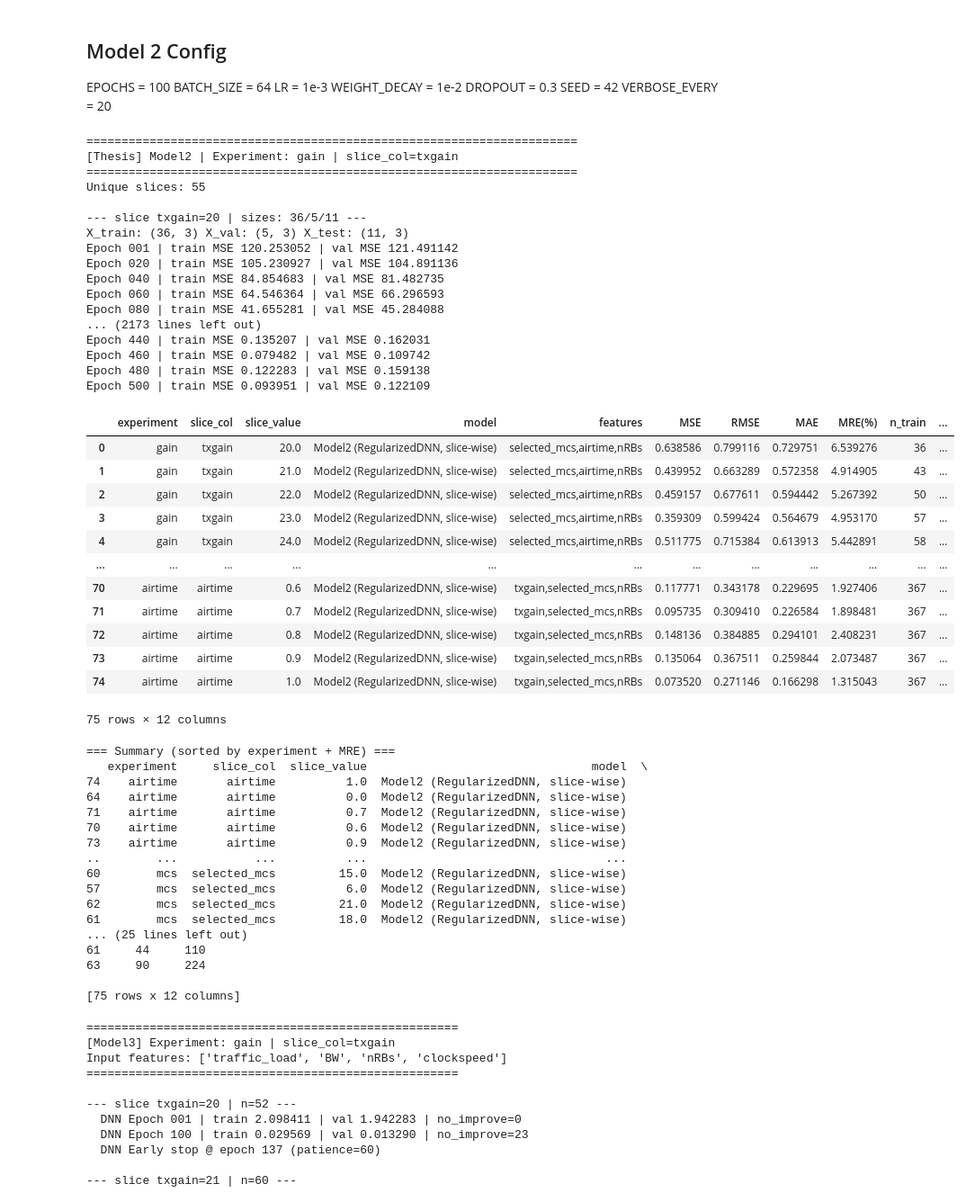
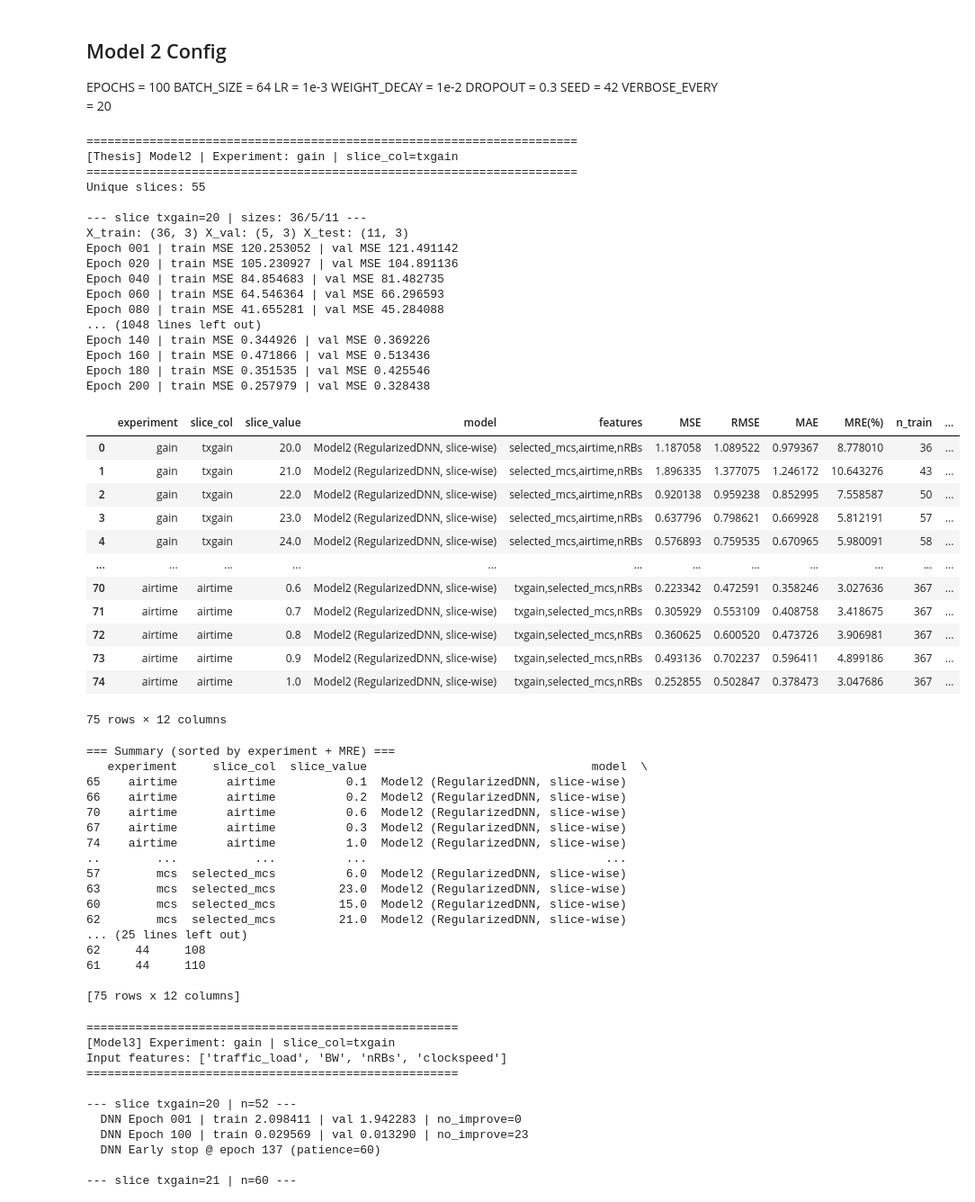
Before and after one commit to samiwu79/BAI_project, a Jupyter notebook: thesis_model.ipynb, the cells around one changed output. Shown at 90% size. Saved outputs shown, nothing was run; the diff lists cells and outputs as text; code cells hidden in the pictures.

```diff
--- a/thesis_model.ipynb
+++ b/thesis_model.ipynb
@@ -544,7 +544,7 @@ class RegularizedDNN(nn.Module):
 def train_eval_model2_slice(
     train_df, val_df, test_df,
     feature_cols, target_col,
-    epochs=500, batch_size=16, lr=1e-3, weight_decay=1e-2,
+    epochs=200, batch_size=16, lr=1e-3, weight_decay=1e-2,
     seed=42, verbose_every=20
 ):
 
@@ -703,7 +703,7 @@ for exp_name, exp_cfg in EXPERIMENTS.items():
             train_df, val_df, test_df,
             feature_cols = exp_cfg["feature_cols"],
             target_col=target_col,
-            epochs=500, batch_size=16, lr=1e-3, weight_decay=1e-2,
+            epochs=200, batch_size=16, lr=1e-3, weight_decay=1e-2,
             seed=42, verbose_every=20
         )
 
@@ -725,65 +725,65 @@ for exp_name, exp_cfg in EXPERIMENTS.items():
         trained_models_m2_slices[exp_name][float(sval)] = {
             "model": out["model"],
             "scaler": out["scaler"]
         }
 
         test_outputs_m2_slices[exp_name][float(sval)] = {
             "test_df": test_df.copy(),
             "y_true": out["y_true"],
             "y_pred_m2": out["y_pred"]
         }
 
 results_df = pd.DataFrame(results)
 display(results_df)
 
 print("\n=== Summary (sorted by experiment + MRE) ===")
 print(results_df.sort_values(["experiment", "MRE(%)"]))
 # %% [output]
 ======================================================================
 [Thesis] Model2 | Experiment: gain | slice_col=txgain
 ======================================================================
 Unique slices: 55
 
 --- slice txgain=20 | sizes: 36/5/11 ---
 X_train: (36, 3) X_val: (5, 3) X_test: (11, 3)
 Epoch 001 | train MSE 120.253052 | val MSE 121.491142
 Epoch 020 | train MSE 105.230927 | val MSE 104.891136
 Epoch 040 | train MSE 84.854683 | val MSE 81.482735
 Epoch 060 | train MSE 64.546364 | val MSE 66.296593
 Epoch 080 | train MSE 41.655281 | val MSE 45.284088
-... (2173 lines left out)
-Epoch 440 | train MSE 0.135207 | val MSE 0.162031
-Epoch 460 | train MSE 0.079482 | val MSE 0.109742
-Epoch 480 | train MSE 0.122283 | val MSE 0.159138
-Epoch 500 | train MSE 0.093951 | val MSE 0.122109
+... (1048 lines left out)
+Epoch 140 | train MSE 0.344926 | val MSE 0.369226
+Epoch 160 | train MSE 0.471866 | val MSE 0.513436
+Epoch 180 | train MSE 0.351535 | val MSE 0.425546
+Epoch 200 | train MSE 0.257979 | val MSE 0.328438
 |  | experiment | slice_col | slice_value | model | features | MSE | RMSE | MAE | MRE(%) | n_train | ... |
-| 0 | gain | txgain | 20.0 | Model2 (RegularizedDNN, slice-wise) | selected_mcs,airtime,nRBs | 0.638586 | 0.799116 | 0.729751 | 6.539276 | 36 | ... |
-| 1 | gain | txgain | 21.0 | Model2 (RegularizedDNN, slice-wise) | selected_mcs,airtime,nRBs | 0.439952 | 0.663289 | 0.572358 | 4.914905 | 43 | ... |
-| 2 | gain | txgain | 22.0 | Model2 (RegularizedDNN, slice-wise) | selected_mcs,airtime,nRBs | 0.459157 | 0.677611 | 0.594442 | 5.267392 | 50 | ... |
-| 3 | gain | txgain | 23.0 | Model2 (RegularizedDNN, slice-wise) | selected_mcs,airtime,nRBs | 0.359309 | 0.599424 | 0.564679 | 4.953170 | 57 | ... |
-| 4 | gain | txgain | 24.0 | Model2 (RegularizedDNN, slice-wise) | selected_mcs,airtime,nRBs | 0.511775 | 0.715384 | 0.613913 | 5.442891 | 58 | ... |
+| 0 | gain | txgain | 20.0 | Model2 (RegularizedDNN, slice-wise) | selected_mcs,airtime,nRBs | 1.187058 | 1.089522 | 0.979367 | 8.778010 | 36 | ... |
+| 1 | gain | txgain | 21.0 | Model2 (RegularizedDNN, slice-wise) | selected_mcs,airtime,nRBs | 1.896335 | 1.377075 | 1.246172 | 10.643276 | 43 | ... |
+| 2 | gain | txgain | 22.0 | Model2 (RegularizedDNN, slice-wise) | selected_mcs,airtime,nRBs | 0.920138 | 0.959238 | 0.852995 | 7.558587 | 50 | ... |
+| 3 | gain | txgain | 23.0 | Model2 (RegularizedDNN, slice-wise) | selected_mcs,airtime,nRBs | 0.637796 | 0.798621 | 0.669928 | 5.812191 | 57 | ... |
+| 4 | gain | txgain | 24.0 | Model2 (RegularizedDNN, slice-wise) | selected_mcs,airtime,nRBs | 0.576893 | 0.759535 | 0.670965 | 5.980091 | 58 | ... |
 | ... | ... | ... | ... | ... | ... | ... | ... | ... | ... | ... | ... |
-| 70 | airtime | airtime | 0.6 | Model2 (RegularizedDNN, slice-wise) | txgain,selected_mcs,nRBs | 0.117771 | 0.343178 | 0.229695 | 1.927406 | 367 | ... |
-| 71 | airtime | airtime | 0.7 | Model2 (RegularizedDNN, slice-wise) | txgain,selected_mcs,nRBs | 0.095735 | 0.309410 | 0.226584 | 1.898481 | 367 | ... |
-| 72 | airtime | airtime | 0.8 | Model2 (RegularizedDNN, slice-wise) | txgain,selected_mcs,nRBs | 0.148136 | 0.384885 | 0.294101 | 2.408231 | 367 | ... |
-| 73 | airtime | airtime | 0.9 | Model2 (RegularizedDNN, slice-wise) | txgain,selected_mcs,nRBs | 0.135064 | 0.367511 | 0.259844 | 2.073487 | 367 | ... |
-| 74 | airtime | airtime | 1.0 | Model2 (RegularizedDNN, slice-wise) | txgain,selected_mcs,nRBs | 0.073520 | 0.271146 | 0.166298 | 1.315043 | 367 | ... |
+| 70 | airtime | airtime | 0.6 | Model2 (RegularizedDNN, slice-wise) | txgain,selected_mcs,nRBs | 0.223342 | 0.472591 | 0.358246 | 3.027636 | 367 | ... |
+| 71 | airtime | airtime | 0.7 | Model2 (RegularizedDNN, slice-wise) | txgain,selected_mcs,nRBs | 0.305929 | 0.553109 | 0.408758 | 3.418675 | 367 | ... |
+| 72 | airtime | airtime | 0.8 | Model2 (RegularizedDNN, slice-wise) | txgain,selected_mcs,nRBs | 0.360625 | 0.600520 | 0.473726 | 3.906981 | 367 | ... |
+| 73 | airtime | airtime | 0.9 | Model2 (RegularizedDNN, slice-wise) | txgain,selected_mcs,nRBs | 0.493136 | 0.702237 | 0.596411 | 4.899186 | 367 | ... |
+| 74 | airtime | airtime | 1.0 | Model2 (RegularizedDNN, slice-wise) | txgain,selected_mcs,nRBs | 0.252855 | 0.502847 | 0.378473 | 3.047686 | 367 | ... |
 75 rows × 12 columns
 === Summary (sorted by experiment + MRE) ===
    experiment     slice_col  slice_value                                model  \
+65    airtime       airtime          0.1  Model2 (RegularizedDNN, slice-wise)
+66    airtime       airtime          0.2  Model2 (RegularizedDNN, slice-wise)
+70    airtime       airtime          0.6  Model2 (RegularizedDNN, slice-wise)
+67    airtime       airtime          0.3  Model2 (RegularizedDNN, slice-wise)
 74    airtime       airtime          1.0  Model2 (RegularizedDNN, slice-wise)
-64    airtime       airtime          0.0  Model2 (RegularizedDNN, slice-wise)
-71    airtime       airtime          0.7  Model2 (RegularizedDNN, slice-wise)
-70    airtime       airtime          0.6  Model2 (RegularizedDNN, slice-wise)
-73    airtime       airtime          0.9  Model2 (RegularizedDNN, slice-wise)
 ..        ...           ...          ...                                  ...
+57        mcs  selected_mcs          6.0  Model2 (RegularizedDNN, slice-wise)
+63        mcs  selected_mcs         23.0  Model2 (RegularizedDNN, slice-wise)
 60        mcs  selected_mcs         15.0  Model2 (RegularizedDNN, slice-wise)
-57        mcs  selected_mcs          6.0  Model2 (RegularizedDNN, slice-wise)
 62        mcs  selected_mcs         21.0  Model2 (RegularizedDNN, slice-wise)
-61        mcs  selected_mcs         18.0  Model2 (RegularizedDNN, slice-wise)
 ... (25 lines left out)
+62     44     108
 61     44     110
-63     90     224
 
 [75 rows x 12 columns]
 # %%
```
Also changed, not shown: parts of 3 cells of this notebook.
